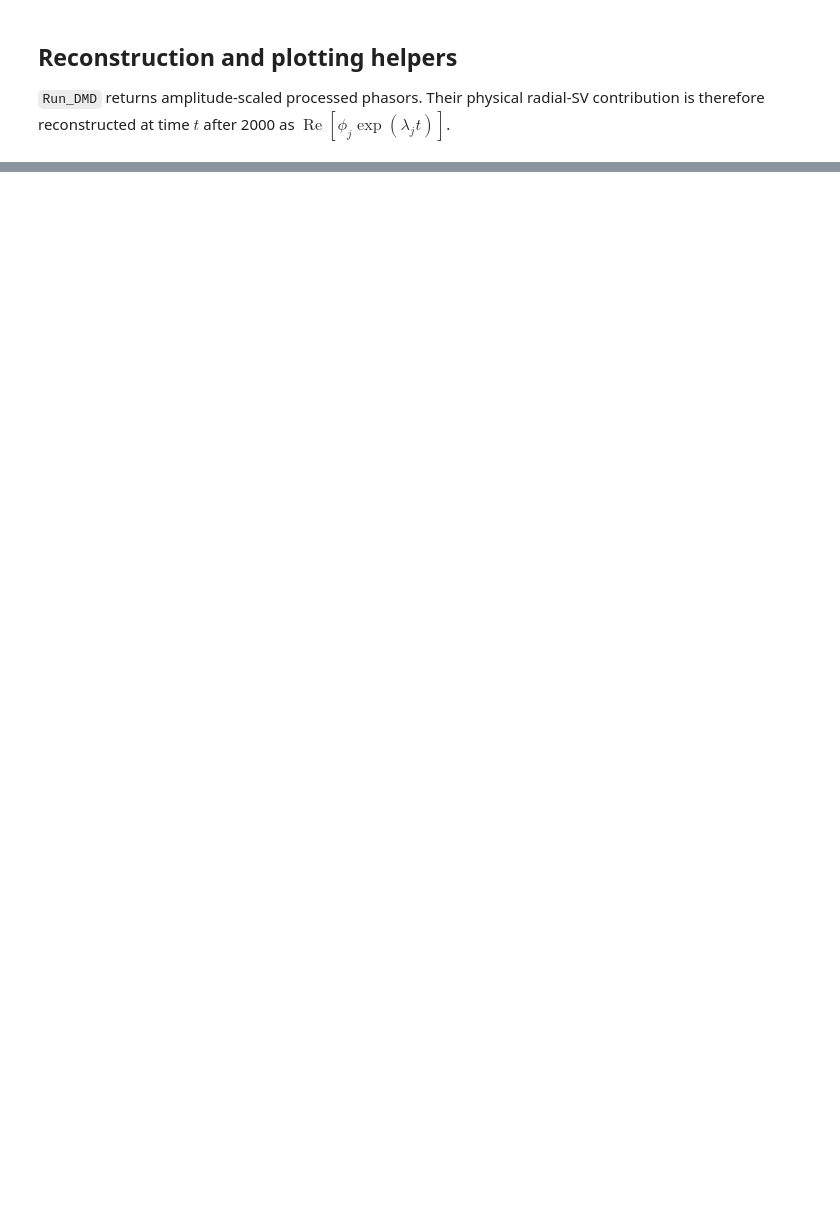
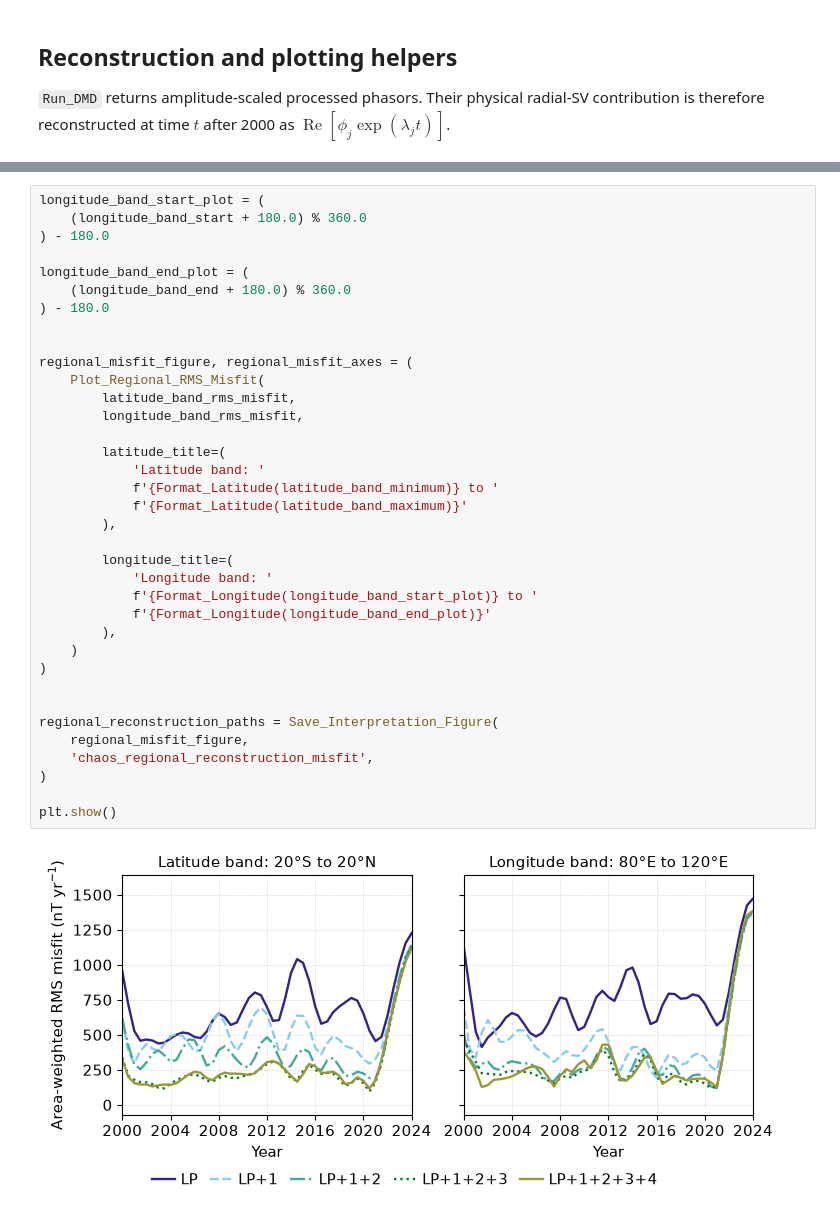
Before and after one commit to ElliottTSteele/MSc_Thesis, a Jupyter notebook: Last_stretch/Application/result_chaos_updated_interpretation.ipynb, the cells around one changed output, grey strips where cells are left out. Drawn from its saved outputs; the diff is of its cells as text; blank space fills up the shorter version.

```diff
--- a/Last_stretch/Application/result_chaos_updated_interpretation.ipynb
+++ b/Last_stretch/Application/result_chaos_updated_interpretation.ipynb
@@ -586 +1307,39 @@ plt.show()
+# %%
+longitude_band_start_plot = (
+    (longitude_band_start + 180.0) % 360.0
+) - 180.0
+
+longitude_band_end_plot = (
+    (longitude_band_end + 180.0) % 360.0
+) - 180.0
+
+
+regional_misfit_figure, regional_misfit_axes = (
+    Plot_Regional_RMS_Misfit(
+        latitude_band_rms_misfit,
+        longitude_band_rms_misfit,
+
+        latitude_title=(
+            'Latitude band: '
+            f'{Format_Latitude(latitude_band_minimum)} to '
+            f'{Format_Latitude(latitude_band_maximum)}'
+        ),
+
+        longitude_title=(
+            'Longitude band: '
+            f'{Format_Longitude(longitude_band_start_plot)} to '
+            f'{Format_Longitude(longitude_band_end_plot)}'
+        ),
+    )
+)
+
+
+regional_reconstruction_paths = Save_Interpretation_Figure(
+    regional_misfit_figure,
+    'chaos_regional_reconstruction_misfit',
+)
+
+plt.show()
+# %% [output]
+[figure, added]
 # %% [markdown]
```
Also changed, not shown: parts of 22 cells of this notebook, 16 other files.
